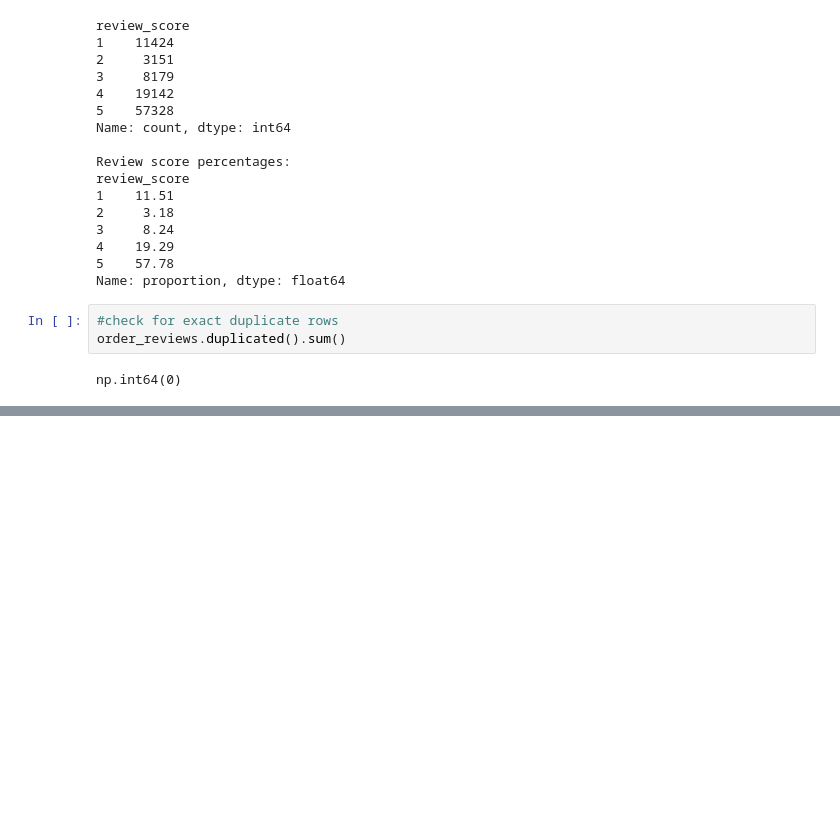
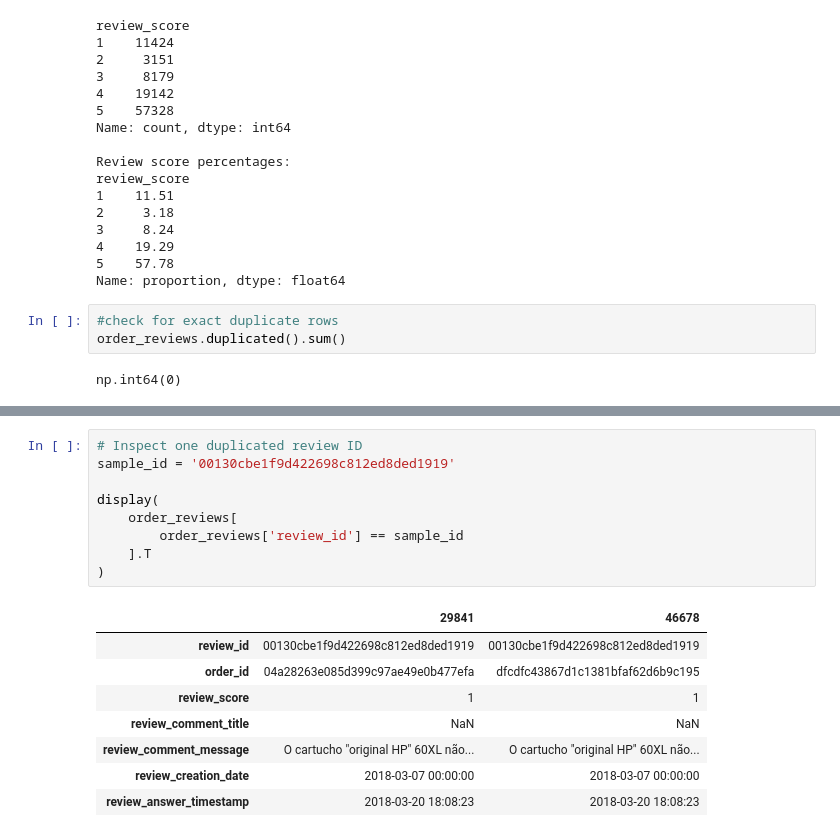
Before and after one commit to AtikeIlayda/E-commerce, a Jupyter notebook: notebooks/04_datacleaning_orderreviews.ipynb, the cells around one changed output, grey strips where cells are left out. Drawn from its saved outputs; the diff is of its cells as text; blank space fills up the shorter version.

```diff
--- a/notebooks/04_datacleaning_orderreviews.ipynb
+++ b/notebooks/04_datacleaning_orderreviews.ipynb
@@ -121,0 +316,18 @@ order_reviews_clean.to_csv(
+# %%
+# Inspect one duplicated review ID
+sample_id = '00130cbe1f9d422698c812ed8ded1919'
+
+display(
+    order_reviews[
+        order_reviews['review_id'] == sample_id
+    ].T
+)
+# %% [output]
+|  | 29841 | 46678 |
+| review_id | 00130cbe1f9d422698c812ed8ded1919 | 00130cbe1f9d422698c812ed8ded1919 |
+| order_id | 04a28263e085d399c97ae49e0b477efa | dfcdfc43867d1c1381bfaf62d6b9c195 |
+| review_score | 1 | 1 |
+| review_comment_title | NaN | NaN |
+| review_comment_message | O cartucho "original HP" 60XL não... | O cartucho "original HP" 60XL não... |
+| review_creation_date | 2018-03-07 00:00:00 | 2018-03-07 00:00:00 |
+| review_answer_timestamp | 2018-03-20 18:08:23 | 2018-03-20 18:08:23 |
```
Also changed, not shown: parts of 14 cells of this notebook, 23 other files.
